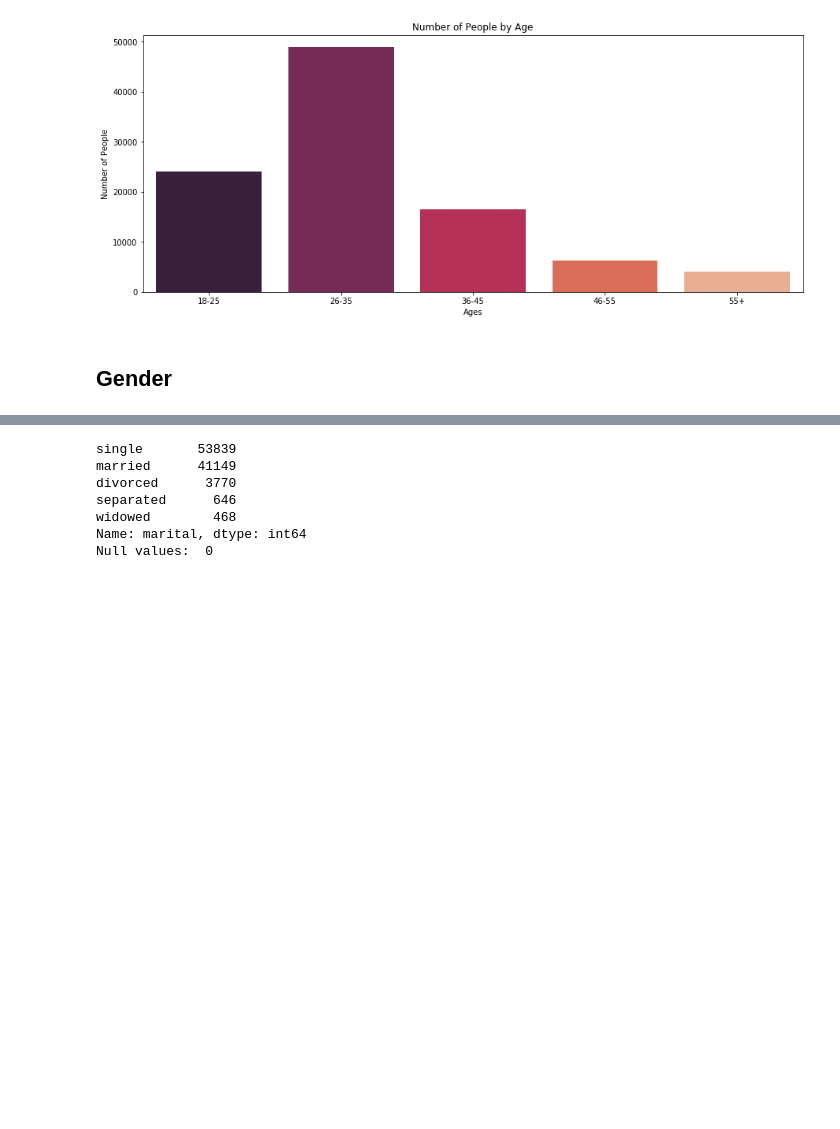
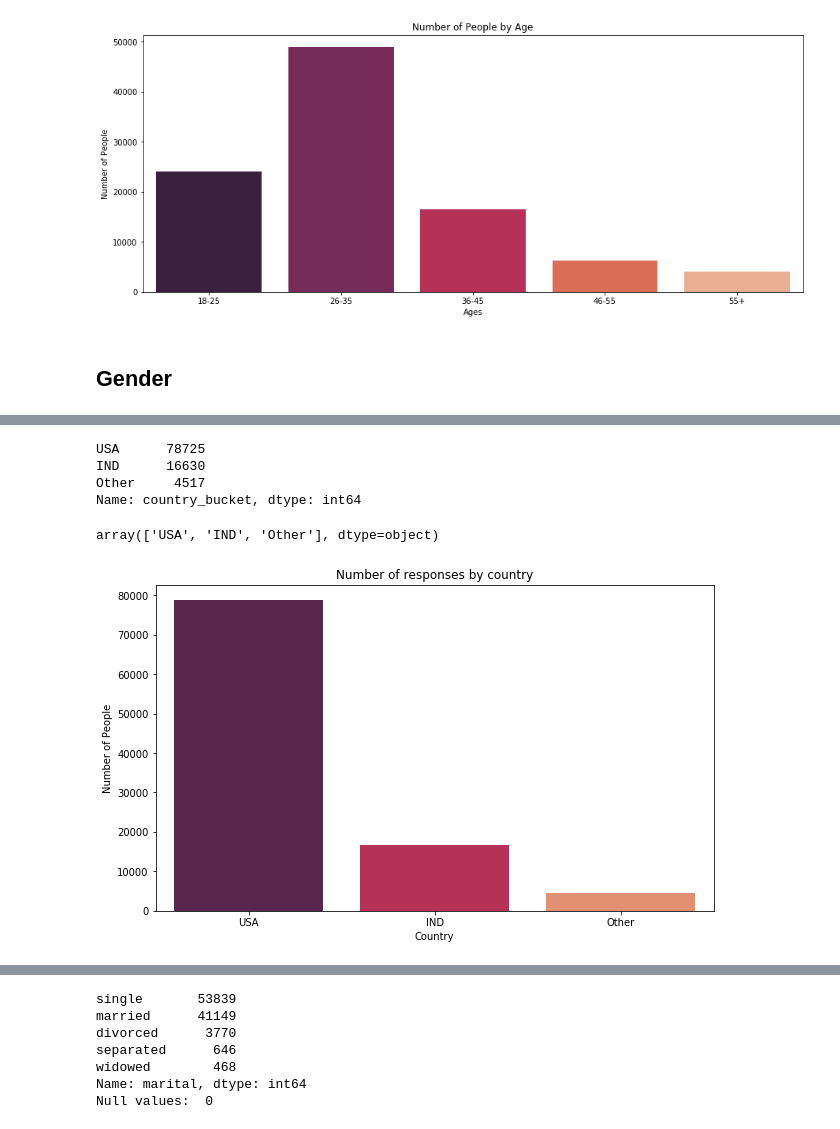
Before and after one commit to kaitlyn-k-zeichick/Project-4, a Jupyter notebook: EDA.ipynb, the cells around one changed output, grey strips where cells are left out. Cells and saved outputs as stored; diff of their text form; code cells hidden in the pictures; blank space fills up the shorter version.

```diff
--- a/EDA.ipynb
+++ b/EDA.ipynb
@@ -82,0 +170,23 @@ plt.show()
+# %%
+print(df['country_bucket'].value_counts())
+df['country_bucket'].unique()
+# %% [output]
+USA      78725
+IND      16630
+Other     4517
+Name: country_bucket, dtype: int64
+array(['USA', 'IND', 'Other'], dtype=object)
+# %%
+country_series = df['country_bucket'].value_counts()
+
+x = country_series.index
+y = country_series.values
+
+plt.figure(figsize=(10,6))
+sns.barplot(x, y, palette="rocket")
+plt.title("Number of responses by country")
+plt.xlabel("Country")
+plt.ylabel("Number of People")
+plt.show()
+# %% [output]
+[figure, added]
```
Also changed, not shown: parts of 20 cells of this notebook, 5 other files.
